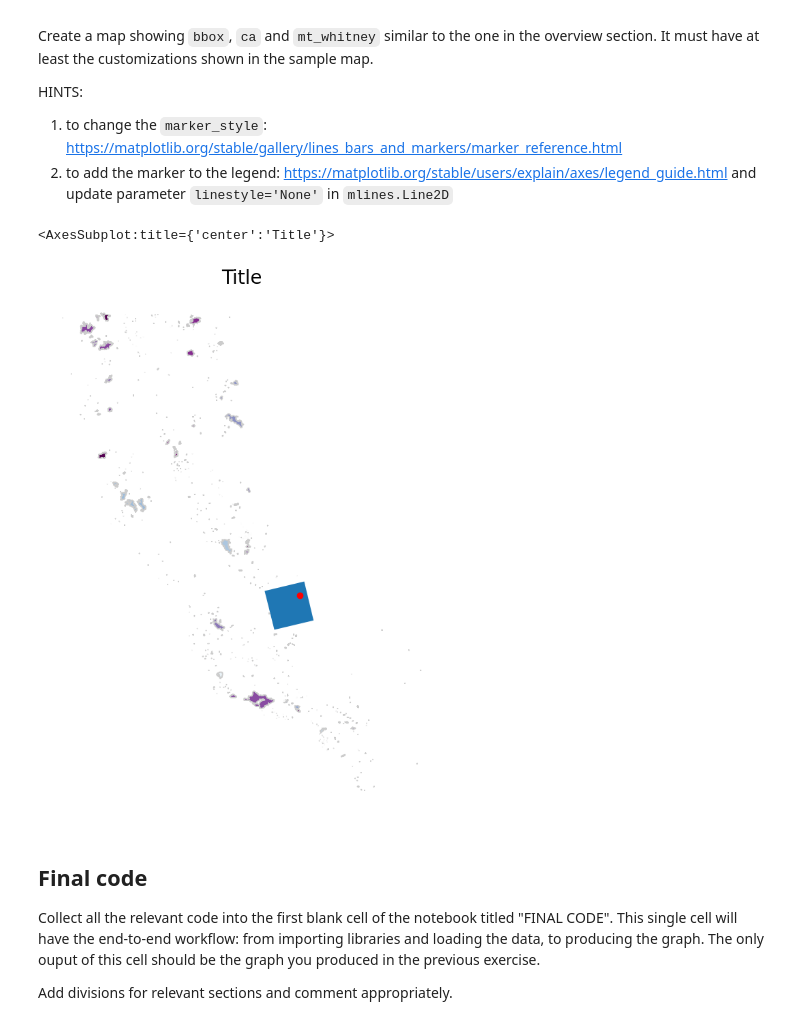
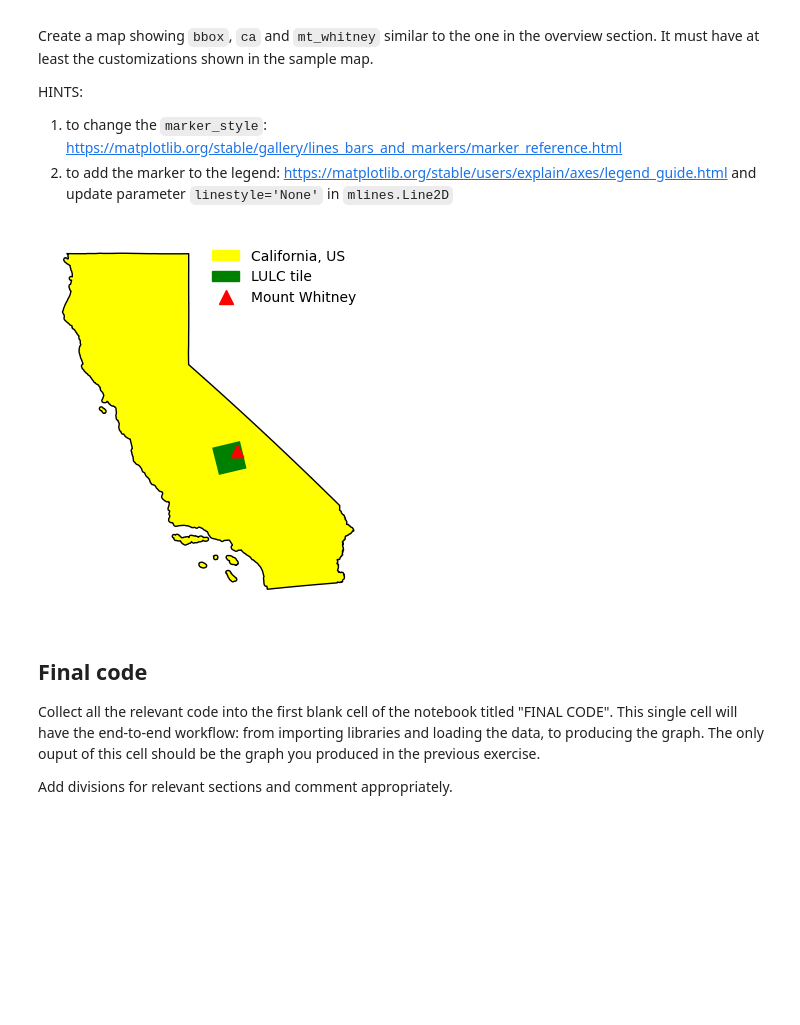
Before and after one commit to olleholt/eds220-hw4, a Jupyter notebook: hw4/hwk4-task1-whitney-map.ipynb, the cells around one changed output. Drawn from its saved outputs; the diff is of its cells as text; code cells hidden in the pictures; blank space fills up the shorter version.

```diff
--- a/hw4/hwk4-task1-whitney-map.ipynb
+++ b/hw4/hwk4-task1-whitney-map.ipynb
@@ -76,8 +146,10 @@ lulc = rioxr.open_rasterio(lulc_fp)
 # 2
 
 #importing the shapefile with geopandas
-ca = gpd.read_file('data/California_Fire_Perimeters_2017.shp')
+ca = gpd.read_file('https://data.ca.gov/dataset/e212e397-1277-4df3-8c22-40721b095f33/resource/3db1e426-fb51-44f5-82d5-a54d7c6e188b/download/ca-state-boundary.zip')
+#looking at the head of data
 ca.head()
+#looking at the crs of ca data
 ca.crs
 # %% [output]
 <Projected CRS: EPSG:3857>
@@ -170,24 +248,35 @@ HINTS:
 2. to add the marker to the legend: https://matplotlib.org/stable/users/explain/axes/legend_guide.html and update parameter `linestyle='None'` in `mlines.Line2D`
 # %%
 # plotting the mt_whiteney data over california with the bounding box created above
-fig, ax = plt.subplots(figsize=(10,10))
+fig, ax = plt.subplots()
 
 ax.axis('off')
-ax.set_title('Title',  fontsize=20)
 
 # --------------------------------------
-ca.plot(ax=ax,
-                cmap='BuPu',
-                legend=True,
-                edgecolor="0.8",
-                legend_kwds={"shrink":.6,
-                             'label': "Label"})
-bbox.plot(ax=ax)
-mt_whitney.plot(ax=ax,
-               color = "red")
+plot_1 = ca.plot(ax=ax,
+                color='yellow',
+                label = 'California, US',
+                linestyle = 'None',
+                edgecolor = 'black')
+plot_2 = bbox.plot(ax=ax,
+                color='green',
+                label = 'LULC tile',
+                linestyle = 'None')
+plot_3 = mt_whitney.plot(ax=ax,
+                color='red',
+                label = 'Mount Whitney',
+                marker = '^',
+                markersize = 80)
+
+patch_1 = mpatches.Patch(color = 'yellow', label = 'California, US')
+patch_2 = mpatches.Patch(color = 'green', label = 'LULC tile')
+patch_3 = mlines.Line2D([],[],color = 'red', marker = '^', label = 'Mount Whitney', linestyle = 'None', markersize = 10)
+
+plt.legend(handles=[patch_1, patch_2, patch_3], frameon=False)
+
+plt.show()
 # %% [output]
-<AxesSubplot:title={'center':'Title'}>
-[figure, old version]
+[figure, new version]
 # %% [markdown]
 ## Final code
 Collect all the relevant code into the first blank cell of the notebook titled "FINAL CODE". This single cell will have the end-to-end workflow: from importing libraries and loading the data, to producing the graph. The only ouput of this cell should be the graph you produced in the previous exercise.
```
Also changed, not shown: parts of 6 cells of this notebook.
